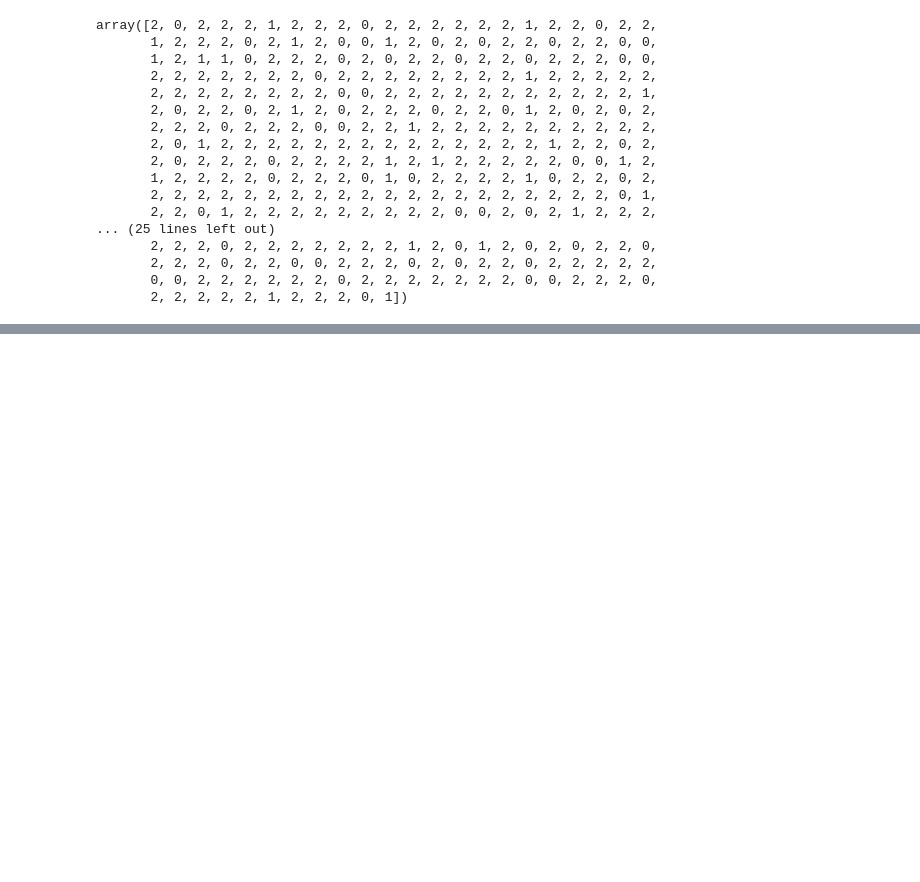
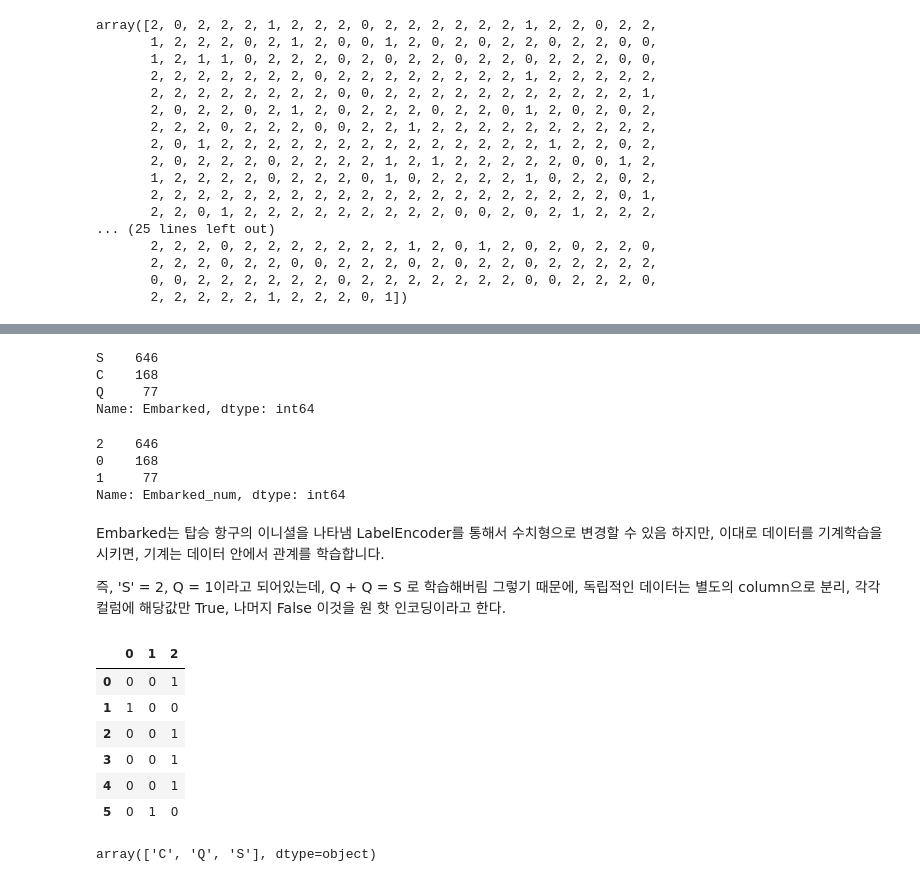
Before and after one commit to kaminion/fastcampus_python, a Jupyter notebook: machine learning/5. titanic.ipynb, the cells around one changed output, grey strips where cells are left out. Drawn from its saved outputs; the diff is of its cells as text; code cells hidden in the pictures; blank space fills up the shorter version.

```diff
--- a/machine learning/5. titanic.ipynb
+++ b/machine learning/5. titanic.ipynb
@@ -304,7 +304,7 @@ data = pd.read_csv("https://bit.ly/fc-ml-titanic")
 # %%
 le = LabelEncoder()
 # %%
-data['Sex_num'] = le.fit_transform(train['Sex'])
+data['Sex_num'] = le.fit_transform(data['Sex'])
 # %%
 data['Sex_num'].value_counts()
 # %% [output]
@@ -348,0 +351,2 @@ array([2, 0, 2, 2, 2, 1, 2, 2, 2, 0, 2, 2, 2, 2, 2, 2, 1, 2, 2, 0, 2, 2,
+# %%
+data = pd.read_csv("https://bit.ly/fc-ml-titanic")
@@ -348,0 +373,40 @@ array([2, 0, 2, 2, 2, 1, 2, 2, 2, 0, 2, 2, 2, 2, 2, 2, 1, 2, 2, 0, 2, 2,
+# %%
+data['Embarked'] = data['Embarked'].fillna('S')
+# %%
+data['Embarked'].value_counts()
+# %% [output]
+S    646
+C    168
+Q     77
+Name: Embarked, dtype: int64
+# %%
+data['Embarked_num'] = le.fit_transform(data['Embarked'])
+# %%
+data['Embarked_num'].value_counts()
+# %% [output]
+2    646
+0    168
+1     77
+Name: Embarked_num, dtype: int64
+# %% [markdown]
+Embarked는 탑승 항구의 이니셜을 나타냄
+LabelEncoder를 통해서 수치형으로 변경할 수 있음
+하지만, 이대로 데이터를 기계학습을 시키면, 기계는 데이터 안에서 관계를 학습합니다.
+
+즉, 'S' = 2, Q = 1이라고 되어있는데, Q + Q = S 로 학습해버림
+그렇기 때문에, 독립적인 데이터는 별도의 column으로 분리, 각각 컬럼에 해당값만 True, 나머지 False
+이것을 원 핫 인코딩이라고 한다.
+# %%
+pd.get_dummies(data['Embarked_num'][:6]) # 데이터의 종류가 3개라 column이 3개가 나옴
+# %% [output]
+|  | 0 | 1 | 2 |
+| 0 | 0 | 0 | 1 |
+| 1 | 1 | 0 | 0 |
+| 2 | 0 | 0 | 1 |
+| 3 | 0 | 0 | 1 |
+| 4 | 0 | 0 | 1 |
+| 5 | 0 | 1 | 0 |
+# %%
+le.classes_ # 라벨 인코딩한 값 확인
+# %% [output]
+array(['C', 'Q', 'S'], dtype=object)
```
Also changed, not shown: parts of 9 cells of this notebook.
